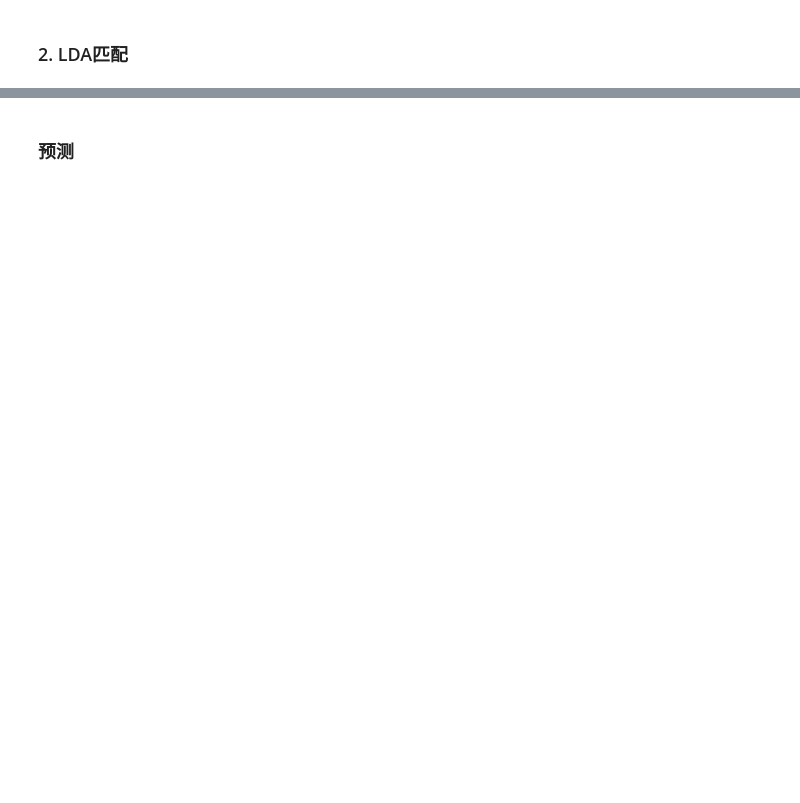
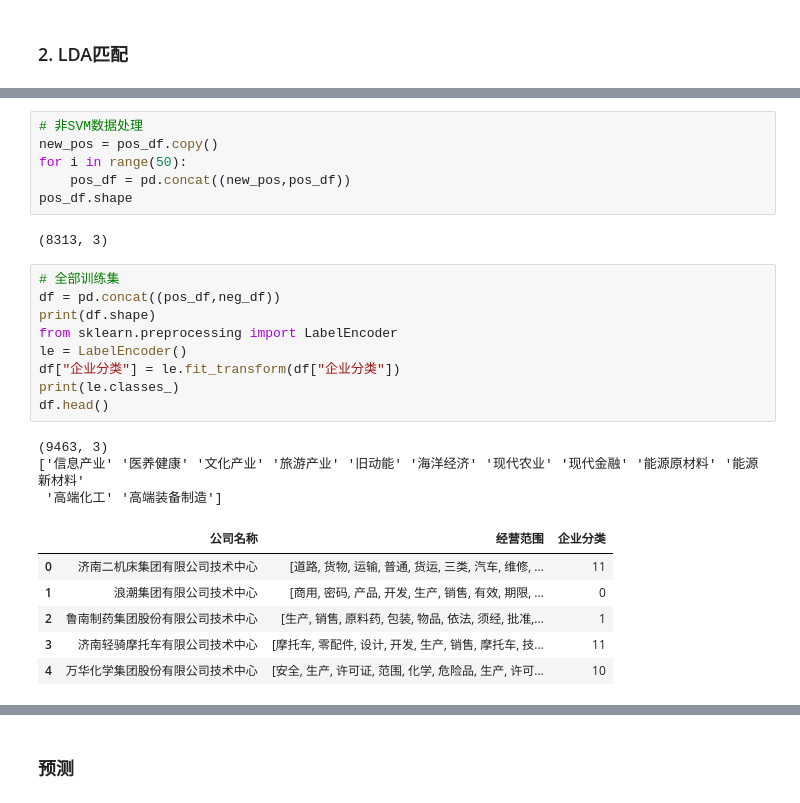
Before and after one commit to lj72808up/DeepLearning, a Jupyter notebook: 新旧动能.ipynb, the cells around one changed output, grey strips where cells are left out. Drawn from its saved outputs; the diff is of its cells as text; blank space fills up the shorter version.

```diff
--- a/新旧动能.ipynb
+++ b/新旧动能.ipynb
@@ -117,3 +169,30 @@ x_cut.shape,y.shape
+# %%
+# 非SVM数据处理
+new_pos = pos_df.copy()
+for i in range(50):
+    pos_df = pd.concat((new_pos,pos_df))
+pos_df.shape
+# %% [output]
+(8313, 3)
+# %%
+# 全部训练集
+df = pd.concat((pos_df,neg_df))
+print(df.shape)
+from sklearn.preprocessing import LabelEncoder
+le = LabelEncoder()
+df["企业分类"] = le.fit_transform(df["企业分类"])
+print(le.classes_)
+df.head()
+# %% [output]
+(9463, 3)
+['信息产业' '医养健康' '文化产业' '旅游产业' '旧动能' '海洋经济' '现代农业' '现代金融' '能源原材料' '能源新材料'
+ '高端化工' '高端装备制造']
+|  | 公司名称 | 经营范围 | 企业分类 |
+| 0 | 济南二机床集团有限公司技术中心 | [道路, 货物, 运输, 普通, 货运, 三类, 汽车, 维修, ... | 11 |
+| 1 | 浪潮集团有限公司技术中心 | [商用, 密码, 产品, 开发, 生产, 销售, 有效, 期限, ... | 0 |
+| 2 | 鲁南制药集团股份有限公司技术中心 | [生产, 销售, 原料药, 包装, 物品, 依法, 须经, 批准,... | 1 |
+| 3 | 济南轻骑摩托车有限公司技术中心 | [摩托车, 零配件, 设计, 开发, 生产, 销售, 摩托车, 技... | 11 |
+| 4 | 万华化学集团股份有限公司技术中心 | [安全, 生产, 许可证, 范围, 化学, 危险品, 生产, 许可... | 10 |
 # %%
 def getLDA(topic_num):
     from gensim.models import LdaMulticore
```
Also changed, not shown: parts of 18 cells of this notebook, 32 other files.
